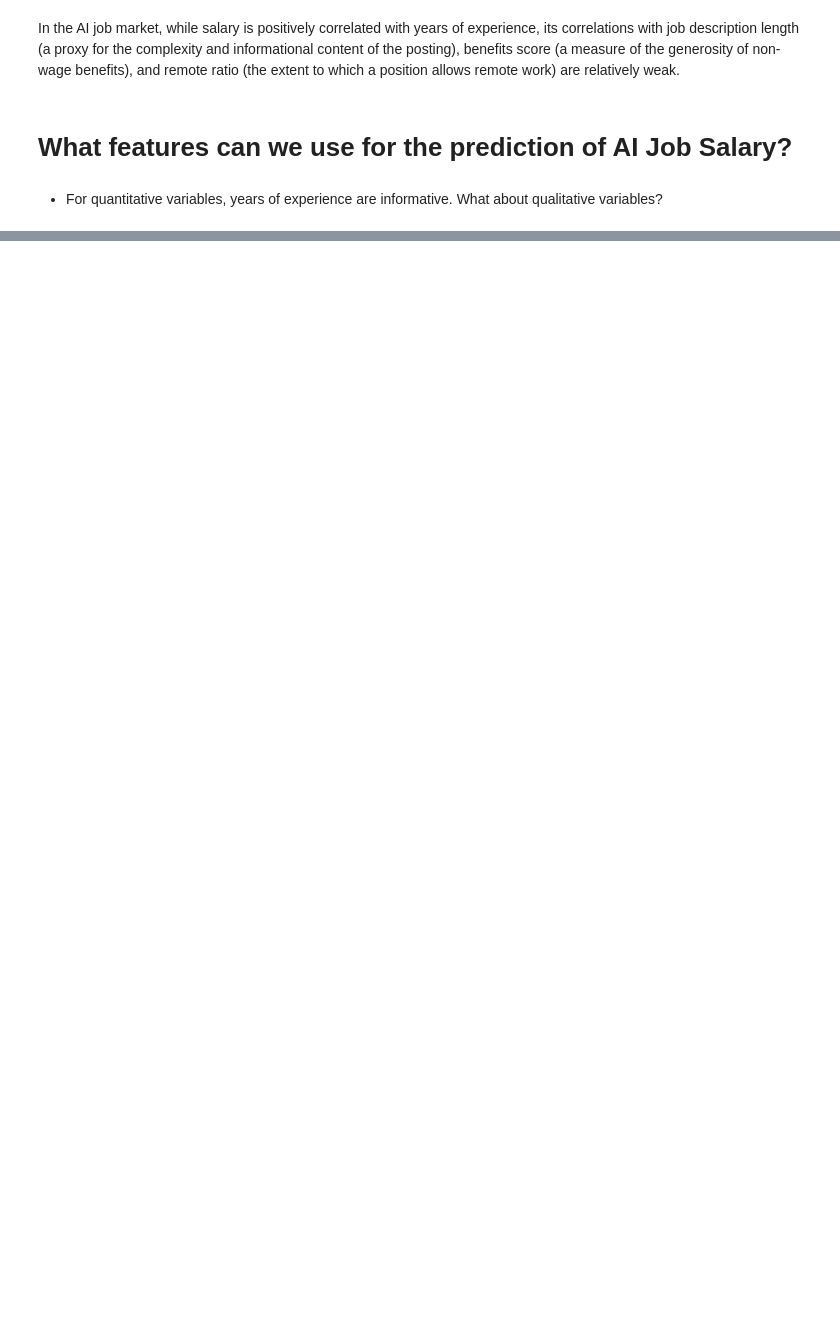
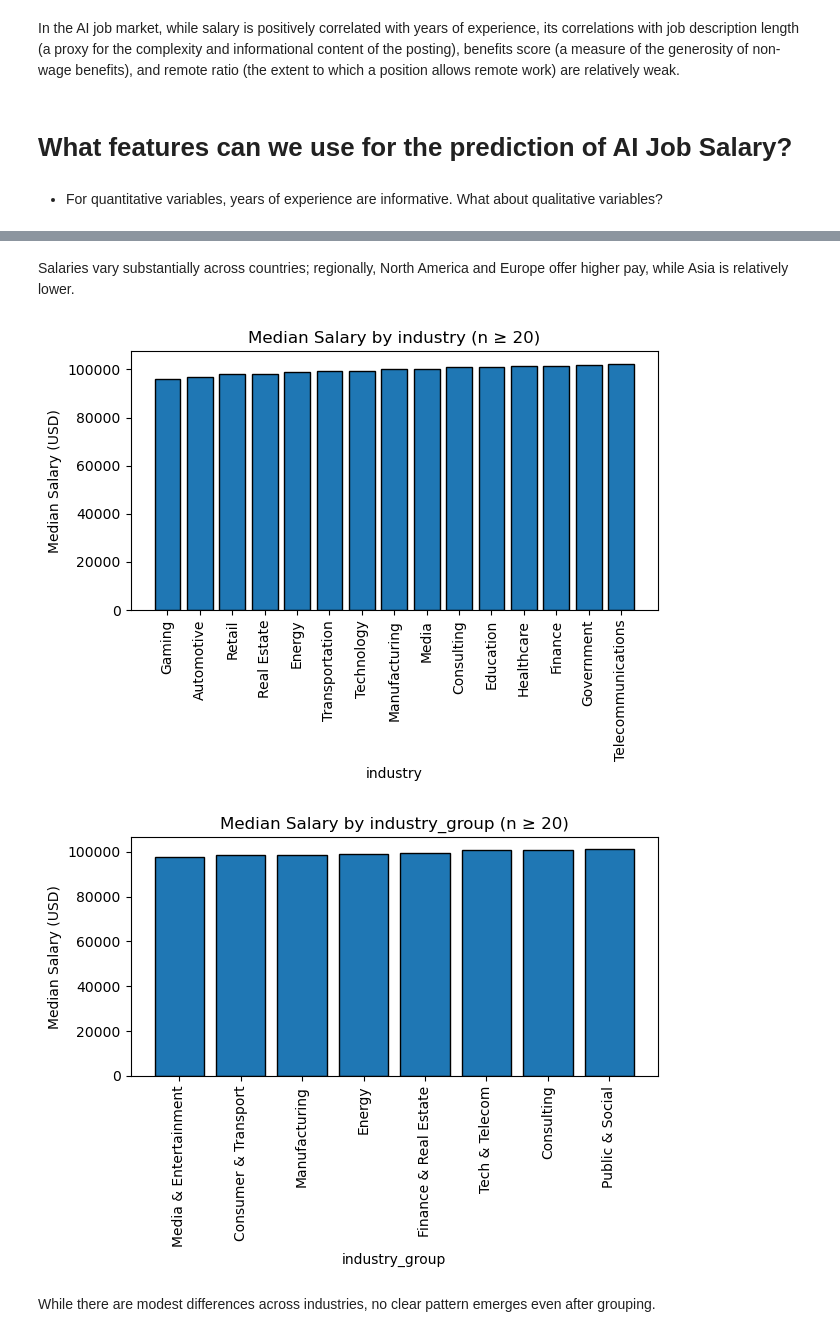
Before and after one commit to mionam0304-lang/d100_d400_code_mm2935, a Jupyter notebook: eda_cleaning.ipynb, the cells around one changed output, grey strips where cells are left out. Saved outputs shown, nothing was run; the diff lists cells and outputs as text; code cells hidden in the pictures; blank space fills up the shorter version.

```diff
--- a/eda_cleaning.ipynb
+++ b/eda_cleaning.ipynb
@@ -206,0 +214,10 @@ df.head
+# %% [markdown]
+Salaries vary substantially across countries; regionally, North America and Europe offer higher pay, while Asia is relatively lower.
+# %%
+plot_group_median_salary(df, "industry")
+plot_group_median_salary(df, "industry_group")
+# %% [output]
+[figure, added]
+[figure, added]
+# %% [markdown]
+While there are modest differences across industries, no clear pattern emerges even after grouping.
```
Also changed, not shown: parts of 12 cells of this notebook, 20 other files.
